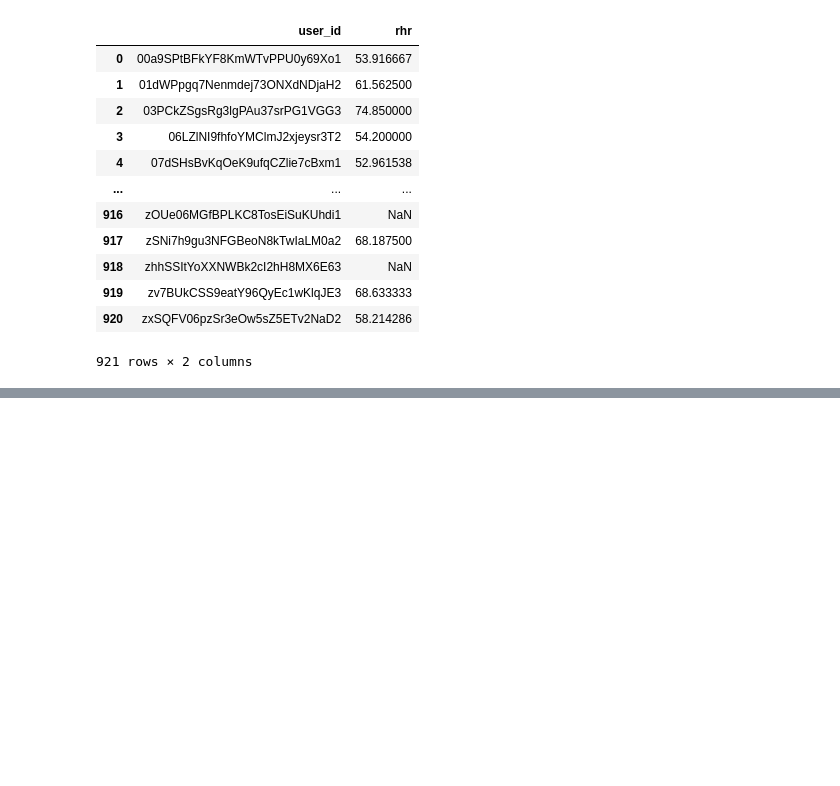
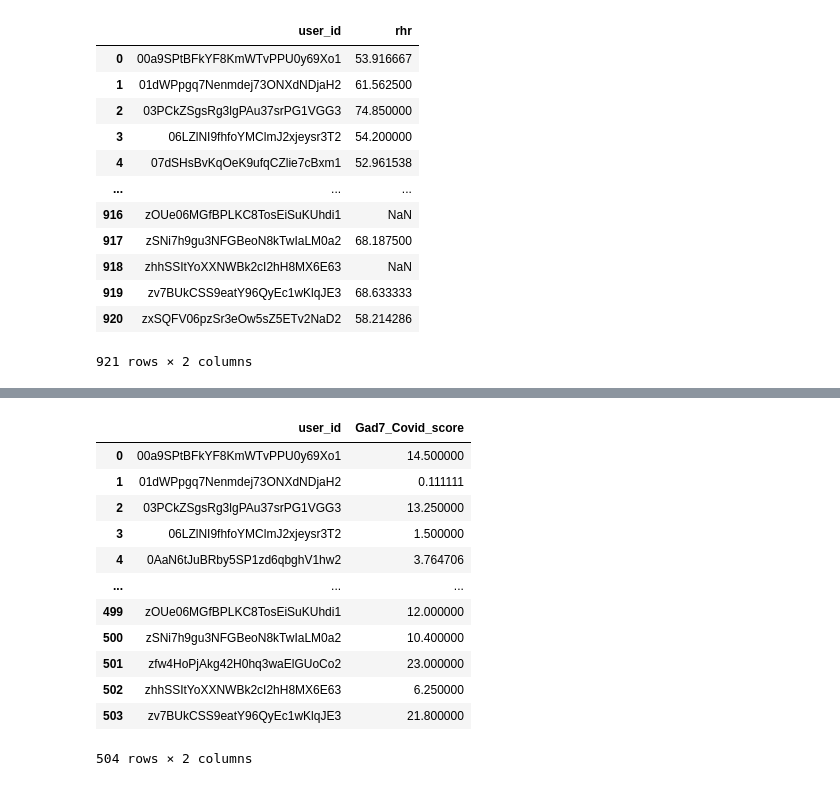
Before and after one commit to Unluckystrawberry/AI-group-E, a Jupyter notebook: data_reading.ipynb, the cells around one changed output, grey strips where cells are left out. Cells and saved outputs as stored; diff of their text form; code cells hidden in the pictures; blank space fills up the shorter version.

```diff
--- a/data_reading.ipynb
+++ b/data_reading.ipynb
@@ -362,0 +411,32 @@ df_result_rhr_non
+# %%
+phq8 = pd.merge(df_1,df_16,on= 'user_id', how = 'left')
+phq8 = phq8.iloc[:,[0, 1, 4, 10]]
+phq8["date_illness"] = pd.to_datetime(phq8["date_illness"]).dt.date
+phq8["time_received"] = pd.to_datetime(phq8["time_received"]).dt.date
+phq8['difference'] = (phq8['time_received'] - phq8['date_illness']).dt.days
+Non_Covid_phq8 = phq8[phq8['difference'] > 0]
+Covid_phq8 = phq8[phq8['difference'] <= 0]
+phq8_Covid_grouped = Covid_phq8.groupby('user_id')
+phq8_Covid_grouped_mean = phq8_Covid_grouped['score'].mean()
+phq8_Covid_grouped_result = phq8_Covid_grouped_mean.reset_index()
+phq8_Covid_grouped_result.rename(columns={'score': 'Gad7_Covid_score'}, inplace=True)
+phq8_non_Covid_grouped = Non_Covid_phq8.groupby('user_id')
+phq8_non_Covid_grouped_mean = phq8_non_Covid_grouped['score'].mean()
+phq8_non_Covid_grouped_result = phq8_non_Covid_grouped_mean.reset_index()
+phq8_non_Covid_grouped_result.rename(columns={'score': 'Gad7_non_Covid_score'}, inplace=True)
+# %%
+phq8_Covid_grouped_result
+# %% [output]
+|  | user_id | Gad7_Covid_score |
+| 0 | 00a9SPtBFkYF8KmWTvPPU0y69Xo1 | 14.500000 |
+| 1 | 01dWPpgq7Nenmdej73ONXdNDjaH2 | 0.111111 |
+| 2 | 03PCkZSgsRg3lgPAu37srPG1VGG3 | 13.250000 |
+| 3 | 06LZlNI9fhfoYMClmJ2xjeysr3T2 | 1.500000 |
+| 4 | 0AaN6tJuBRby5SP1zd6qbghV1hw2 | 3.764706 |
+| ... | ... | ... |
+| 499 | zOUe06MGfBPLKC8TosEiSuKUhdi1 | 12.000000 |
+| 500 | zSNi7h9gu3NFGBeoN8kTwIaLM0a2 | 10.400000 |
+| 501 | zfw4HoPjAkg42H0hq3waElGUoCo2 | 23.000000 |
+| 502 | zhhSSItYoXXNWBk2cI2hH8MX6E63 | 6.250000 |
+| 503 | zv7BUkCSS9eatY96QyEc1wKlqJE3 | 21.800000 |
+504 rows × 2 columns
```
Also changed, not shown: parts of 5 cells of this notebook.
